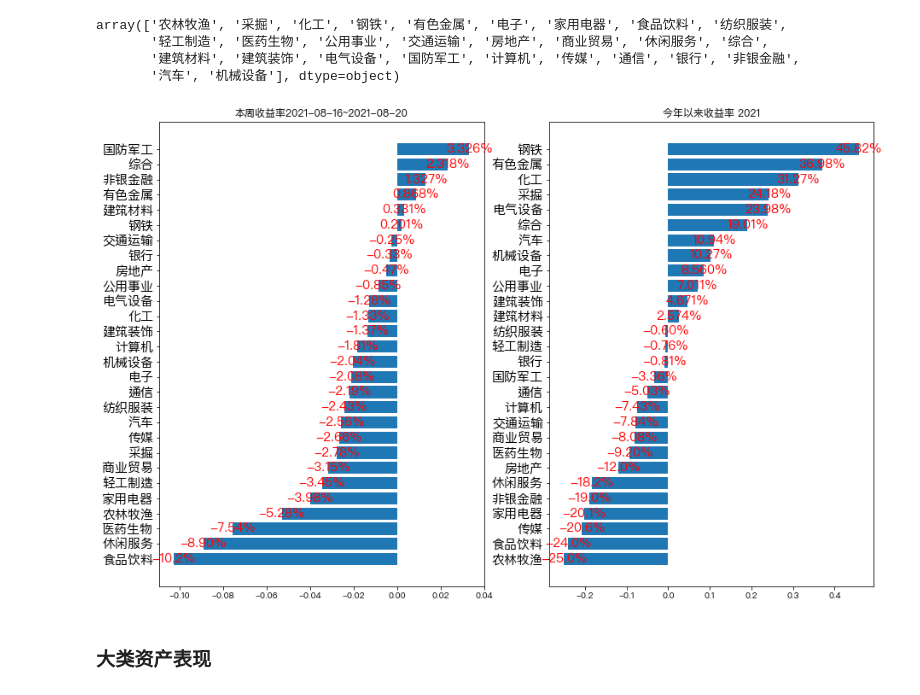
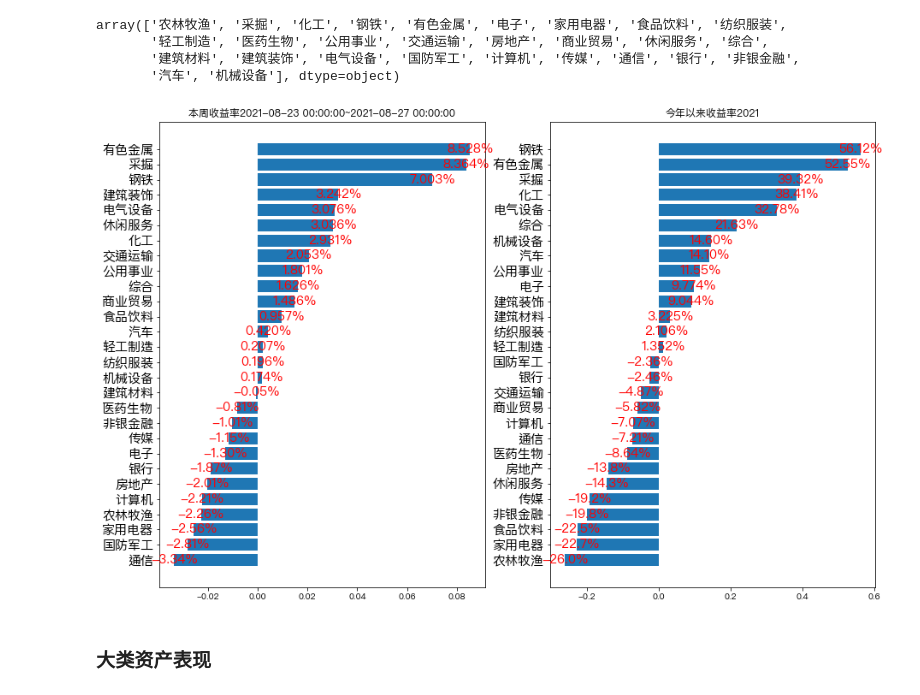
Before and after one commit to Seaaann/MyQuantReserch, a Jupyter notebook: Funds/funds basics.ipynb, the cells around one changed output. Drawn from its saved outputs; the diff is of its cells as text; code cells hidden in the pictures.

```diff
--- a/Funds/funds basics.ipynb
+++ b/Funds/funds basics.ipynb
@@ -260,9 +260,9 @@ array(['农林牧渔', '采掘', '化工', '钢铁', '有色金属', '电子', '
        '建筑材料', '建筑装饰', '电气设备', '国防军工', '计算机', '传媒', '通信', '银行', '非银金融',
        '汽车', '机械设备'], dtype=object)
 # %%
-industry_return_df = sw_industry_return_plot(start_date="2021-08-16", end_date="2021-08-20", save_pic=True)
+industry_return_df = sw_industry_return_plot(start_date=first_day_of_the_week, end_date=today, save_pic=True)
 # %% [output]
-[figure, old version]
+[figure, new version]
 # %% [markdown]
 ### 大类资产表现
 # %%
```
Also changed, not shown: parts of 2 cells of this notebook, 3 other files.
